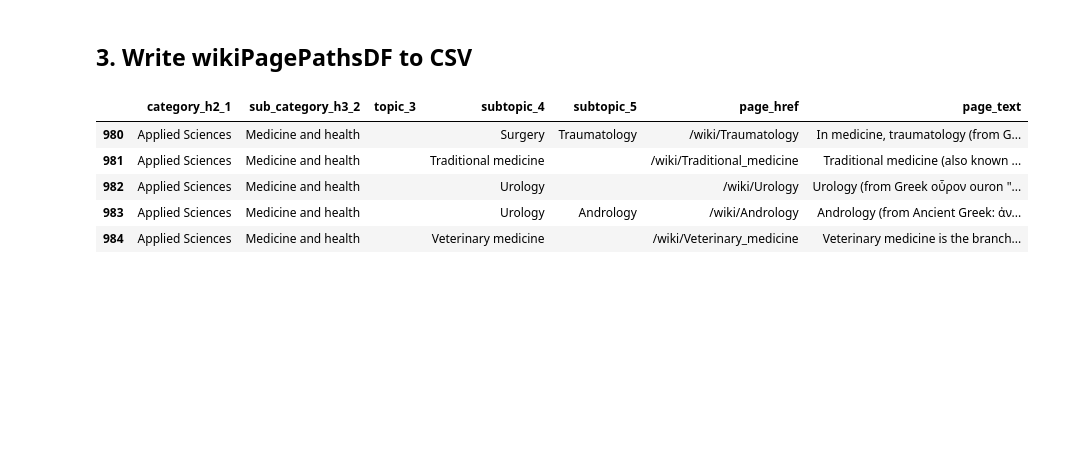
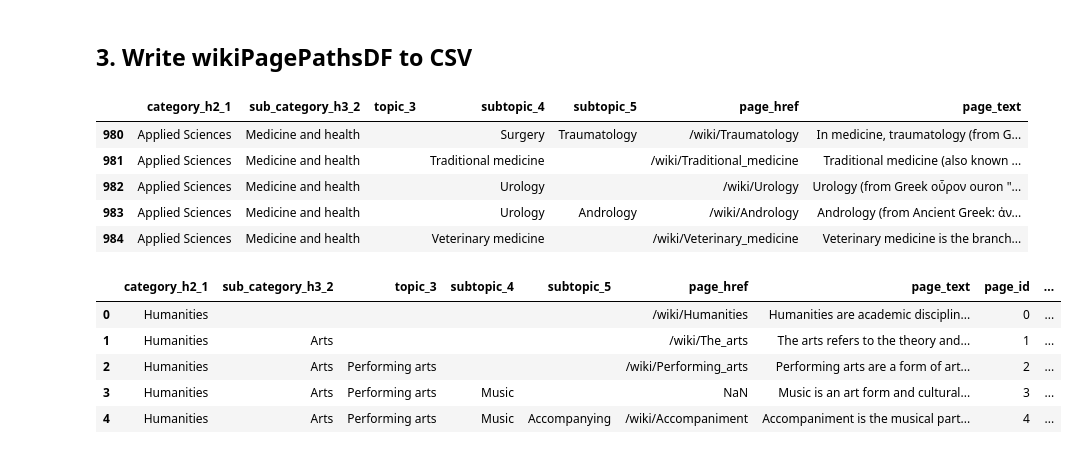
Before and after one commit to cesleem/CourseRec, a Jupyter notebook: notebook/etl/1.4 External Data Collection - wikipedia.ipynb, the cells around one changed output. Saved outputs shown, nothing was run; the diff lists cells and outputs as text; code cells hidden in the pictures; blank space fills up the shorter version.

```diff
--- a/notebook/etl/1.4 External Data Collection - wikipedia.ipynb
+++ b/notebook/etl/1.4 External Data Collection - wikipedia.ipynb
@@ -225,6 +225,15 @@ wikiPagePathsDF.tail()
 | 982 | Applied Sciences | Medicine and health |  | Urology |  | /wiki/Urology | Urology (from Greek οὖρον ouron "... |
 | 983 | Applied Sciences | Medicine and health |  | Urology | Andrology | /wiki/Andrology | Andrology (from Ancient Greek: ἀν... |
 | 984 | Applied Sciences | Medicine and health |  | Veterinary medicine |  | /wiki/Veterinary_medicine | Veterinary medicine is the branch... |
+# %%
+tempDF.head()
+# %% [output]
+|  | category_h2_1 | sub_category_h3_2 | topic_3 | subtopic_4 | subtopic_5 | page_href | page_text | page_id | ... |
+| 0 | Humanities |  |  |  |  | /wiki/Humanities | Humanities are academic disciplin... | 0 | ... |
+| 1 | Humanities | Arts |  |  |  | /wiki/The_arts | The arts refers to the theory and... | 1 | ... |
+| 2 | Humanities | Arts | Performing arts |  |  | /wiki/Performing_arts | Performing arts are a form of art... | 2 | ... |
+| 3 | Humanities | Arts | Performing arts | Music |  | NaN | Music is an art form and cultural... | 3 | ... |
+| 4 | Humanities | Arts | Performing arts | Music | Accompanying | /wiki/Accompaniment | Accompaniment is the musical part... | 4 | ... |
 # %%
 #Fix no topic 3 issue
 tempDF = pd.DataFrame(columns=wikiPagePathsDF.columns)
```
Also changed, not shown: parts of 2 cells of this notebook, 3 other files.
